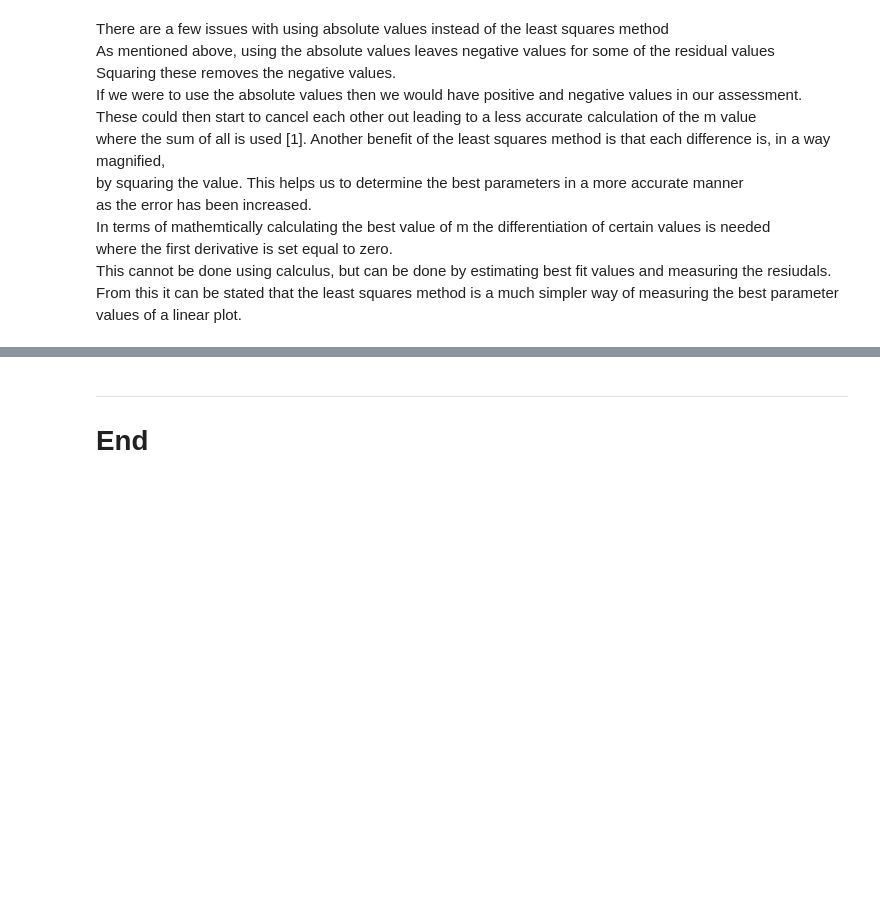
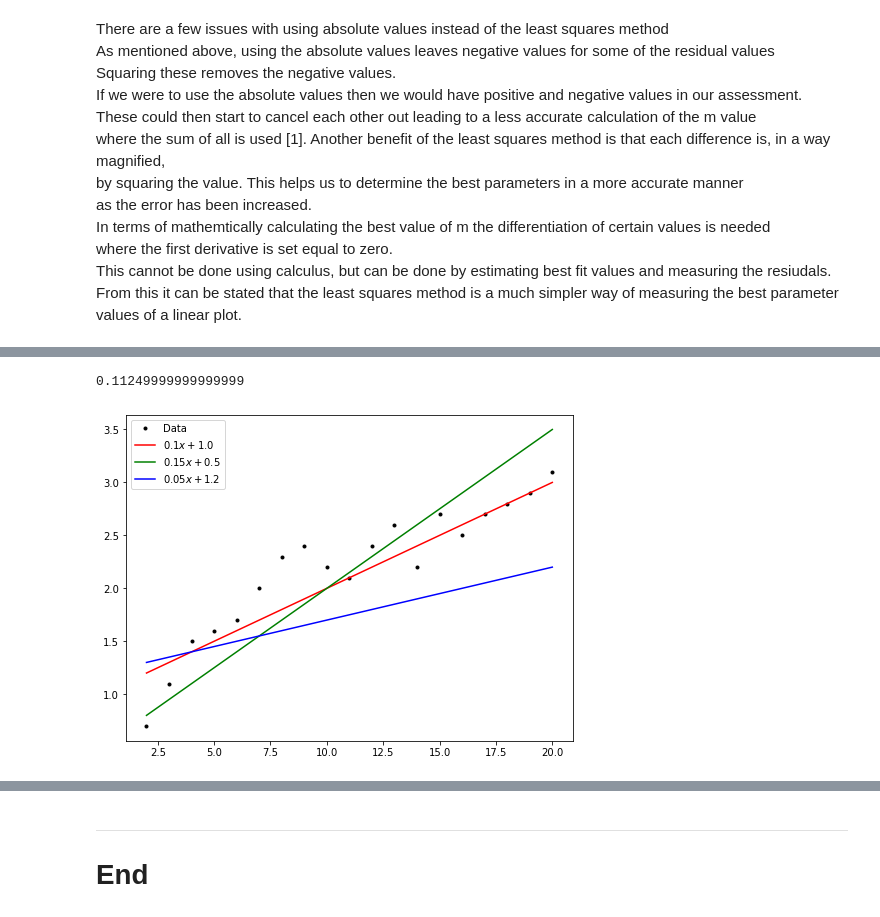
Before and after one commit to G00398275/MLS, a Jupyter notebook: Exercises/02-Models.ipynb, the cells around one changed output, grey strips where cells are left out. Saved outputs shown, nothing was run; the diff lists cells and outputs as text; code cells hidden in the pictures; blank space fills up the shorter version.

```diff
--- a/Exercises/02-Models.ipynb
+++ b/Exercises/02-Models.ipynb
@@ -198,0 +226,31 @@ values of a linear plot.
+# %%
+# First perform a rough calculation (Y2-Y1/X2-X1) to give us an approximation of the slope from two data points
+# X1 = 3.0, Y1 = 1.1, X2 = 19.0, Y2 = 2.9
+
+slope_guess = ((2.9-1.1)/(19.0-3.0))
+slope_guess
+# %% [output]
+0.11249999999999999
+# %%
+# Can use this estimation of slope as a starting point
+# Can look at visual plot above to guess y-intercept.
+# Converting arrays to numpy arrays
+
+x = np.array([2.0, 3.0, 4.0, 5.0, 6.0, 7.0, 8.0, 9.0, 10.0,
+              11.0, 12.0, 13.0, 14.0, 15.0, 16.0, 17.0, 18.0, 19.0, 20.0])
+y = np.array([0.7, 1.1, 1.5, 1.6, 1.7, 2.0, 2.3, 2.4, 2.2, 2.1, 2.4, 2.6, 2.2, 2.7, 2.5, 2.7, 2.8, 2.9, 3.1])
+
+# Plot
+plt.plot(x, y, 'k.', label="Data")
+
+plt.plot(x, 0.1 * x + 1.0, 'r-', label=r"$0.1x + 1.0$")
+plt.plot(x, 0.15 * x + 0.5, 'g-', label=r"$0.15x + 0.5$")
+plt.plot(x, 0.05 * x + 1.2, 'b-', label=r"$0.05x + 1.2$")
+
+# Add a legend.
+plt.legend()
+
+# Show the plot.
+plt.show()
+# %% [output]
+[figure, added]
```
Also changed, not shown: parts of 34 cells of this notebook, 1 other file.
